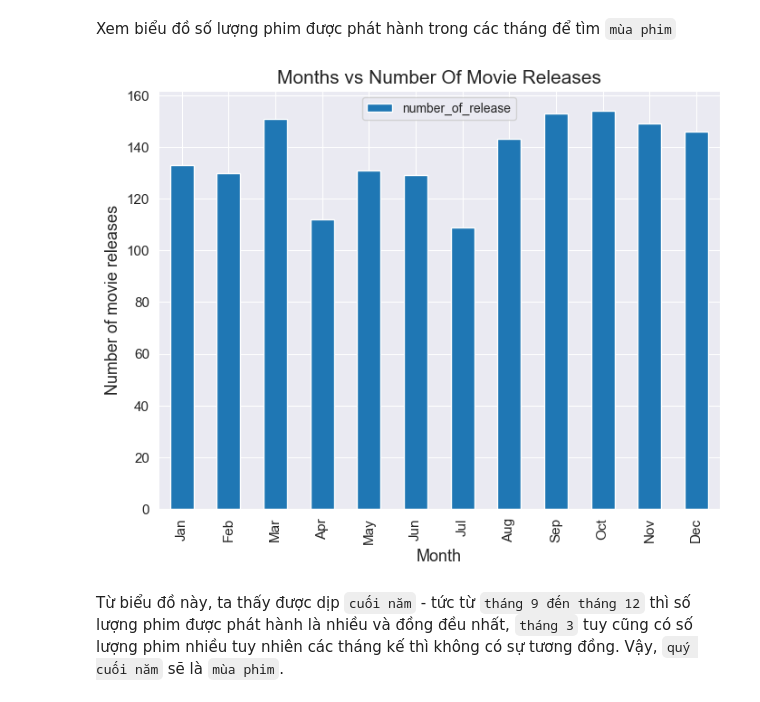
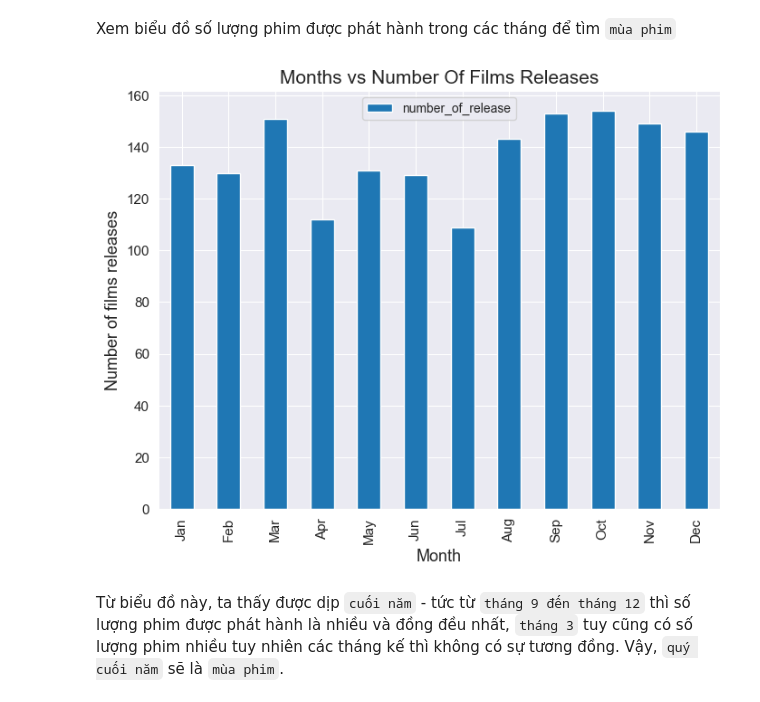
Before and after one commit to Eakan-Git/Introduction-to-Data-Science, a Jupyter notebook: data_explorations.ipynb, the cells around one changed output. Saved outputs shown, nothing was run; the diff lists cells and outputs as text; code cells hidden in the pictures.

```diff
--- a/data_explorations.ipynb
+++ b/data_explorations.ipynb
@@ -390,12 +390,12 @@ number_of_release.rename(columns = {'release_date':'number_of_release'},inplace=
 Xem biểu đồ số lượng phim được phát hành trong các tháng để tìm `mùa phim`
 # %%
 number_of_release.plot(x='month',kind='bar',fontsize = 11,figsize=(8,6))
-plt.title('Months vs Number Of Movie Releases',fontsize = 15)
+plt.title('Months vs Number Of Films Releases',fontsize = 15)
 plt.xlabel('Month',fontsize = 13)
-plt.ylabel('Number of movie releases',fontsize = 13)
+plt.ylabel('Number of films releases',fontsize = 13)
 sns.set_style("darkgrid")
 # %% [output]
-[figure, old version]
+[figure, new version]
 # %% [markdown]
 Từ biểu đồ này, ta thấy được dịp `cuối năm` - tức từ `tháng 9 đến tháng 12` thì số lượng phim được phát hành là nhiều và đồng đều nhất, `tháng 3` tuy cũng có số lượng phim nhiều tuy nhiên các tháng kế thì không có sự tương đồng. Vậy, `quý cuối năm` sẽ là `mùa phim`.
 # %%
```
Also changed, not shown: parts of 5 cells of this notebook, 1 other file.
